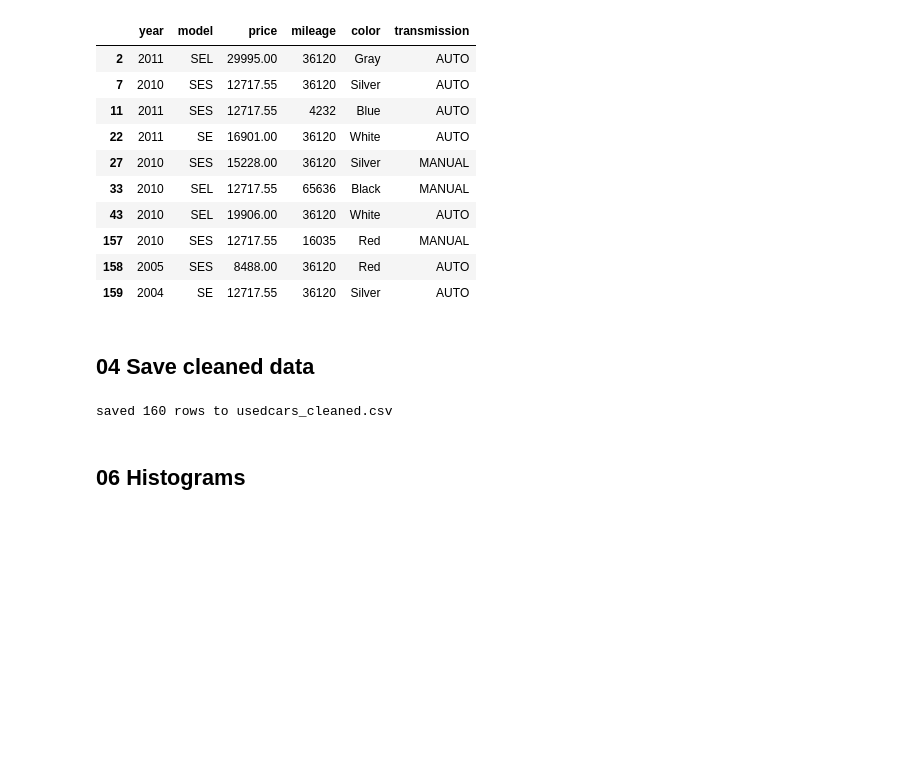
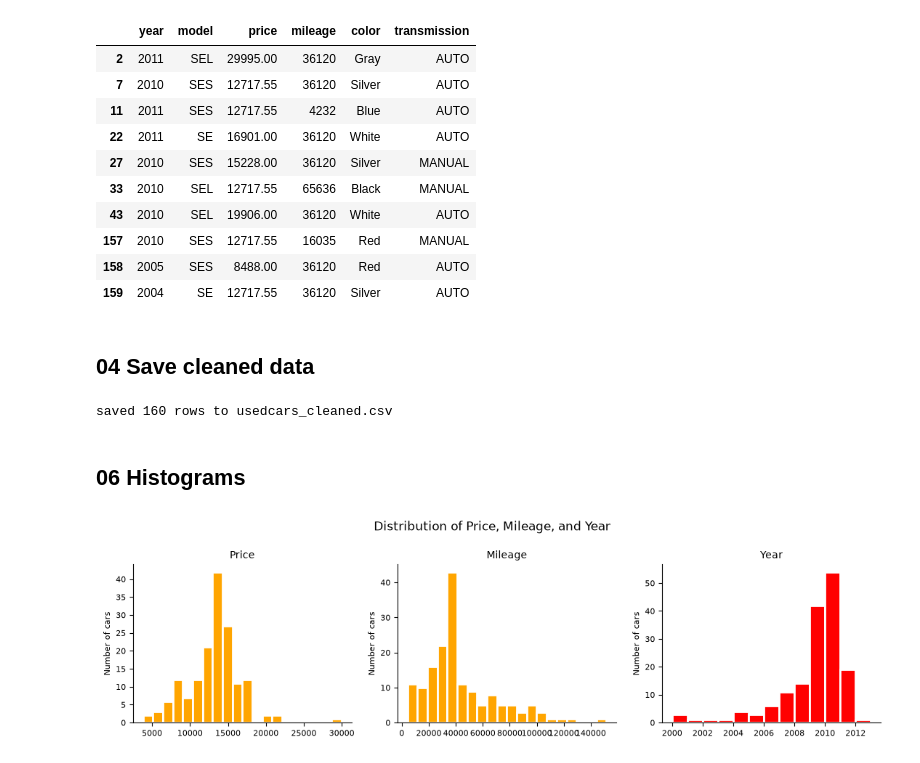
Before and after one commit to amberbruil/cleaning-noisy-data-university-of-liverpool-activity-2.3, a Jupyter notebook: cleaning-activity.ipynb, the cells around one changed output. Drawn from its saved outputs; the diff is of its cells as text; code cells hidden in the pictures; blank space fills up the shorter version.

Commit message:
created histogram for milage, price, and year

```diff
--- a/cleaning-activity.ipynb
+++ b/cleaning-activity.ipynb
@@ -117,3 +117,22 @@ cleaned_data = raw.copy() # creating a copy of the cleaned dataset
 saved 160 rows to usedcars_cleaned.csv
 # %% [markdown]
 ## 06 Histograms
+# %%
+fig, axes = plt.subplots(1, 3, figsize=(11, 3.2)) # creating a figure with 1 row and 3 columns of subplots, with a specified figure size
+
+for ax, col in zip(axes, ["price", "mileage", "year"]): # ax is the current axis, col is the current column name
+    bins = range(2000, 2014) if col == "year" else 20 # setting the number of bins for the histogram based on the column
+    ax.hist(cleaned_data[col], bins=bins, color="red" if col == "year" else "orange", edgecolor="white", linewidth=2)
+    ax.set_title(col.capitalize(), fontsize=10)
+    ax.set_ylabel("Number of cars", fontsize=8)
+    ax.tick_params(labelsize=8)
+    ax.spines[["top", "right"]].set_visible(False) # hides top and right spines of the plot
+
+fig.suptitle("Distribution of Price, Mileage, and Year", fontsize=12)
+plt.tight_layout()
+plt.savefig("usedcars_cleaned_histograms.png", dpi=150)
+plt.show()
+
+#  --- output analysis:
+# %% [output]
+[figure, added]
```
Also changed, not shown: 1 other file.
